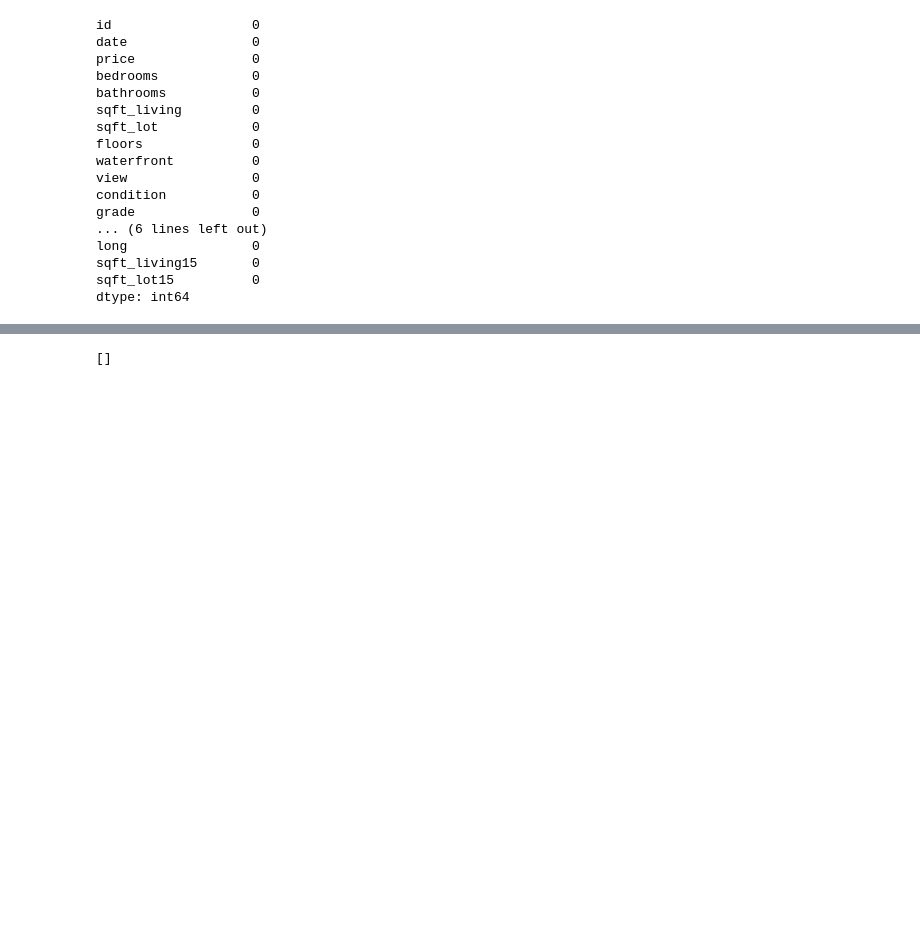
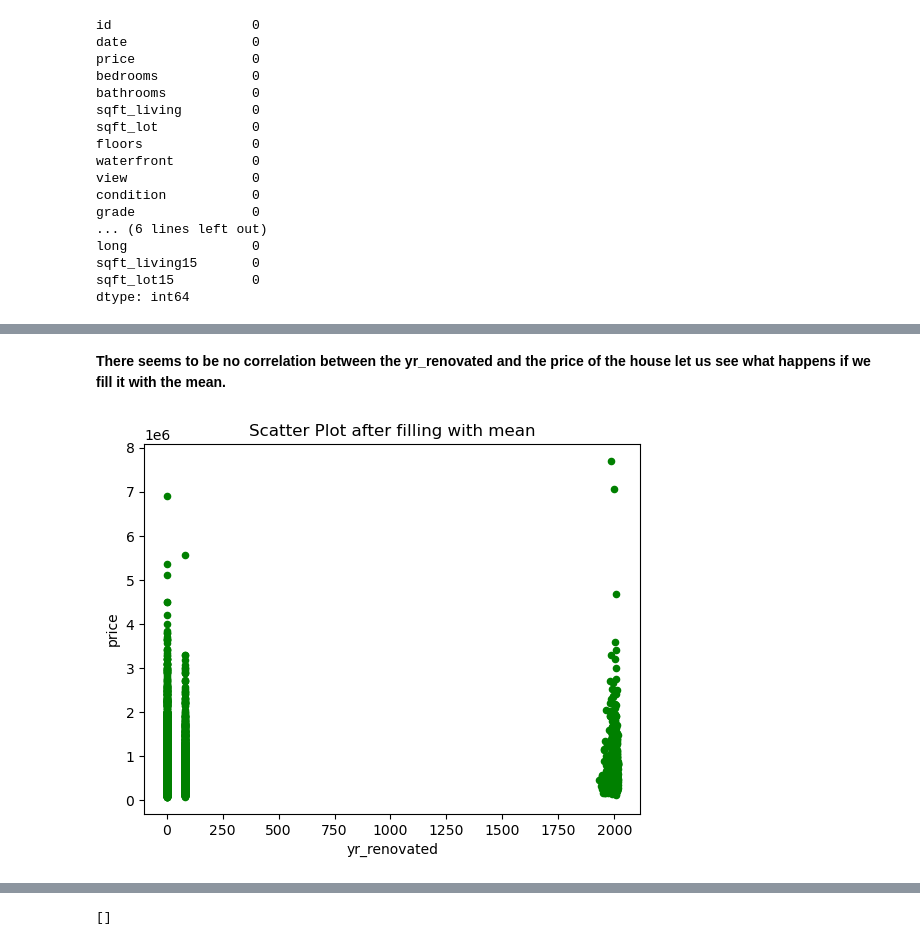
Before and after one commit to DennisWainaina/Megamax-Real-Estate-House-Project, a Jupyter notebook: index.ipynb, the cells around one changed output, grey strips where cells are left out. Cells and saved outputs as stored; diff of their text form; code cells hidden in the pictures; blank space fills up the shorter version.

```diff
--- a/index.ipynb
+++ b/index.ipynb
@@ -257,0 +267,17 @@ dtype: int64
+# %% [markdown]
+**There seems to be no correlation between the yr_renovated and the price of the house let us see what happens if we fill it with the mean.**
+# %%
+# Lets create a copy before doing it on the actual dataframe.
+test_data = house_data.copy()
+
+# We now filling missing values of this copy of the dataframe with the mean to see what happens to the correlation between the two.
+test_data['yr_renovated'].fillna(test_data['yr_renovated'].mean(), inplace=True)
+
+# Seeing if the original dataframe was affected.
+house_data.isnull().sum()  # No effect.
+
+# Plotting scatter plot with test data.
+test_data.plot.scatter(x='yr_renovated', y='price', c='green')
+plt.title('Scatter Plot after filling with mean');
+# %% [output]
+[figure, added]
```
Also changed, not shown: parts of 8 cells of this notebook.
